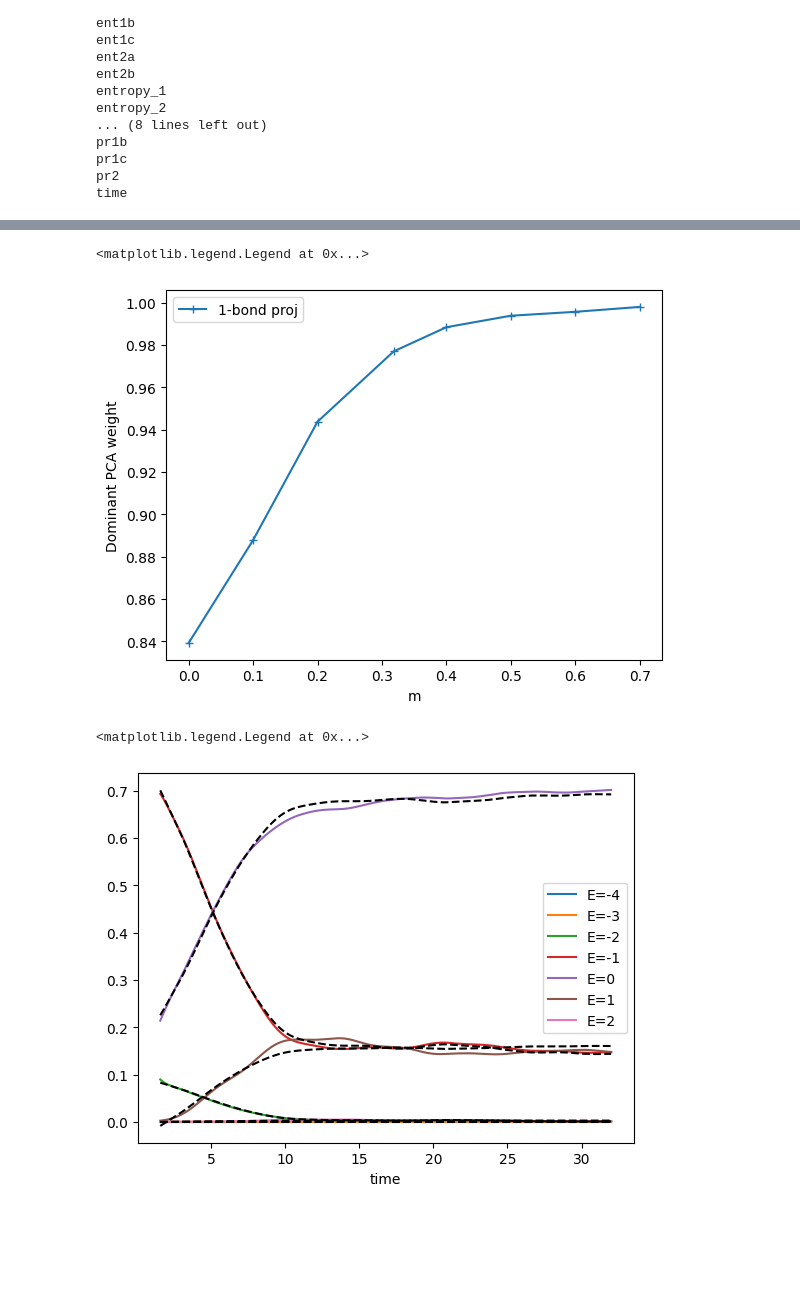
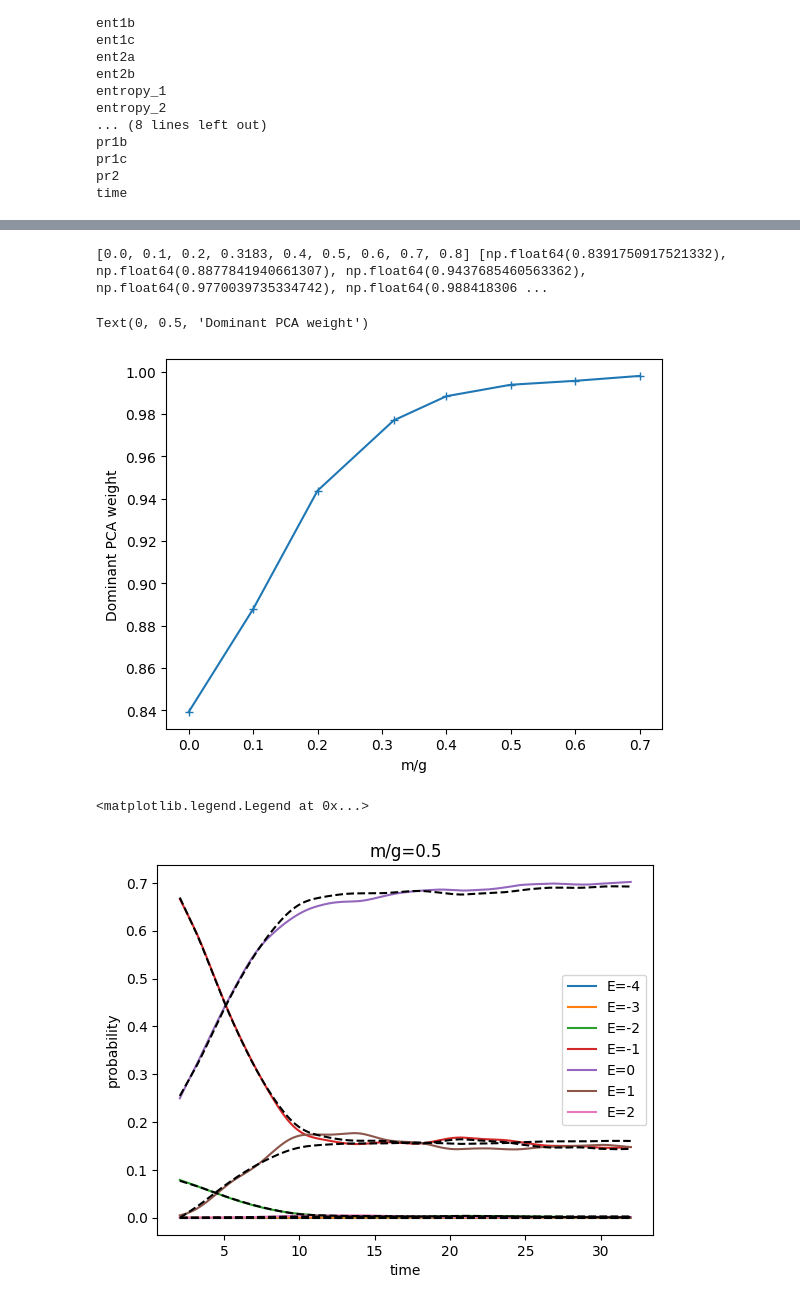
Before and after one commit to marekrams/pdf, a Jupyter notebook: plots_string_fragmentation.ipynb, the cells around one changed output, grey strips where cells are left out. Drawn from its saved outputs; the diff is of its cells as text; code cells hidden in the pictures; blank space fills up the shorter version.

```diff
--- a/plots_string_fragmentation.ipynb
+++ b/plots_string_fragmentation.ipynb
@@ -20,7 +20,7 @@ method = '12site'
 mlat = True
 
 data = {}
-ms = [0.0, 0.1, 0.2, 0.3183, 0.4, 0.5, 0.6, 0.7]
+ms = [0.0, 0.1, 0.2, 0.3183, 0.4, 0.5, 0.6, 0.7, 0.8]
 for m in ms:
     for (N, a) in [(512, 1/8), (1024, 1 / 16)]:
         for D in [128, 256]:
@@ -36,10 +36,10 @@ E1s = np.array([-3, -2, -1, 0, 1, 2, 3]) - 1  # -1 to take into account left-mov
 E2s = np.array([-6, -5, -4, -3, -2, -1, 0, 1, 2, 3, 4, 5, 6]) / 2 - 1  # -1 to take into account left-moving charge
 
 #  initial time for fitting
-t0 = 1.5
+t0 = 2.0
 #
 # parameters for fit
-N, a, D = 1024, 0.0625, 256
+N, a, D = 512, 0.125, 256
 # %%
 # calculated quantities
 for x in sorted(data[0.5, 512, 1/8, 128].keys()):
@@ -169,7 +207,7 @@ m=0.70, eps_string=0.749086, bLkappa2=0.006586 const=0.23154  Desired error not
 pca = PCA()
 
 dom = []
-for m in ms:
+for m in ms[:-1]:
     d = data[m, N, a, D]
     time = d['time']
     probs = ((d['pr1b'] + d['pr1c']) / 2)
@@ -181,47 +219,51 @@ for m in ms:
     pca.fit(probs)
     y = pca.explained_variance_ratio_[0]
     dom.append(y)
-plt.plot(ms, dom, '-+', label=f"1-bond proj")
+plt.plot(ms[:-1], dom, '-+', label=f"1-bond proj")
 
-plt.xlabel("m")
+print(ms, dom)
+plt.xlabel("m/g")
 plt.ylabel("Dominant PCA weight")
-plt.legend()
+#plt.legend()
 # %% [output]
-<matplotlib.legend.Legend at 0x...>
+[0.0, 0.1, 0.2, 0.3183, 0.4, 0.5, 0.6, 0.7, 0.8] [np.float64(0.8391750917521332), np.float64(0.8877841940661307), np.float64(0.9437685460563362), np.float64(0.9770039735334742), np.float64(0.988418306 ...
+Text(0, 0.5, 'Dominant PCA weight')
-[figure, old version]
+[figure, new version]
 # %%
 # Fig 3b
 
 pca = PCA(n_components=1)
 
 dom = []
 m = 0.5
 
 d = data[m, N, a, D]
 time = d['time']
 probs = ((d['pr1b'] + d['pr1c']) / 2)
 
 slc = time > t0
 x = time[slc]
 probs = probs[slc]
 
 pca.fit(probs)
 y = pca.transform(probs)
 cc = pca.components_
 
 for ii, EE in enumerate(E1s):
     plt.plot(x, probs[:, ii], label=f"E={EE:1d}")
 
 reconstruct = y @ cc + np.mean(probs, axis=0)
 plt.plot(x, reconstruct, '--k')
 
 
 plt.xlabel("time")
-plt.ylabel("")
+plt.ylabel("probability")
+
+plt.title(f"{m/g=:0.1f}") #
 plt.legend()
 # %% [output]
 <matplotlib.legend.Legend at 0x...>
-[figure, old version]
+[figure, new version]
 # %%
 # Fig 3c
 
```
Also changed, not shown: parts of 10 cells of this notebook, 5 other files.
